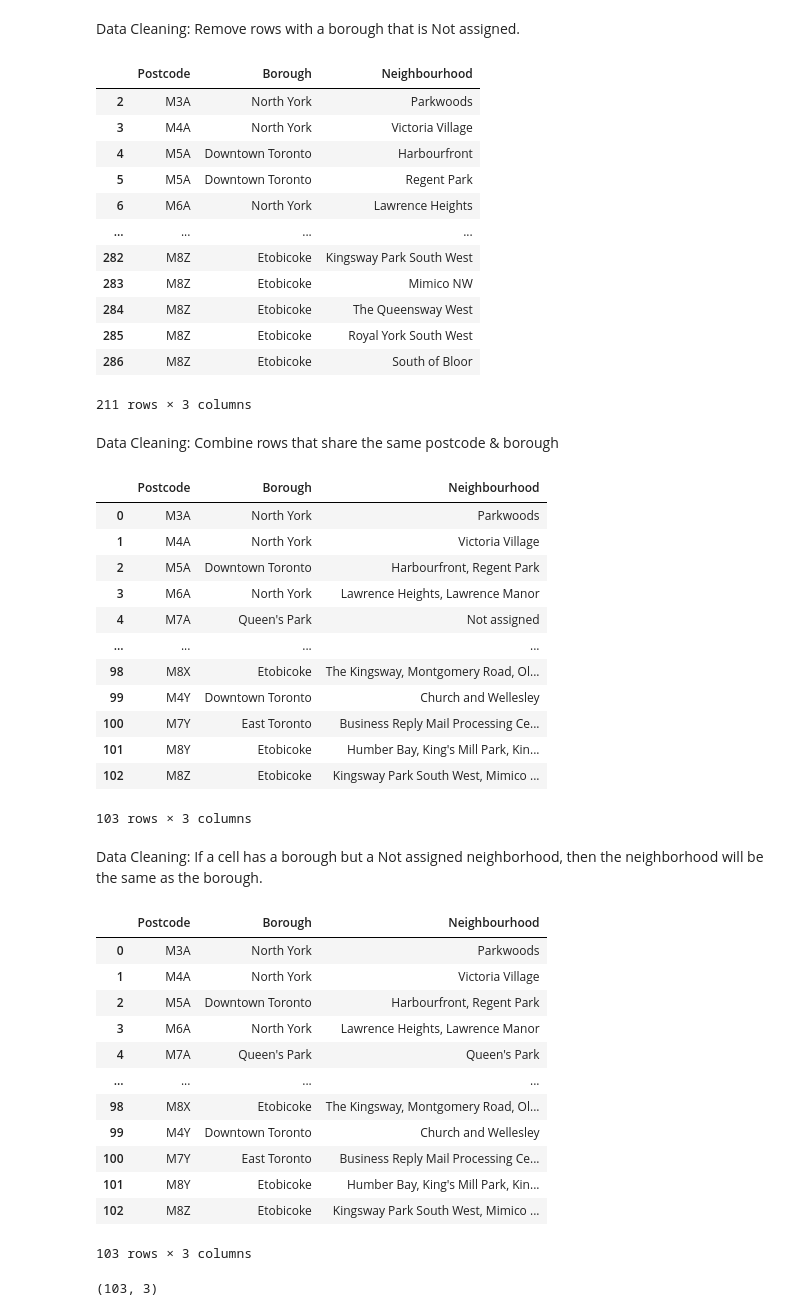
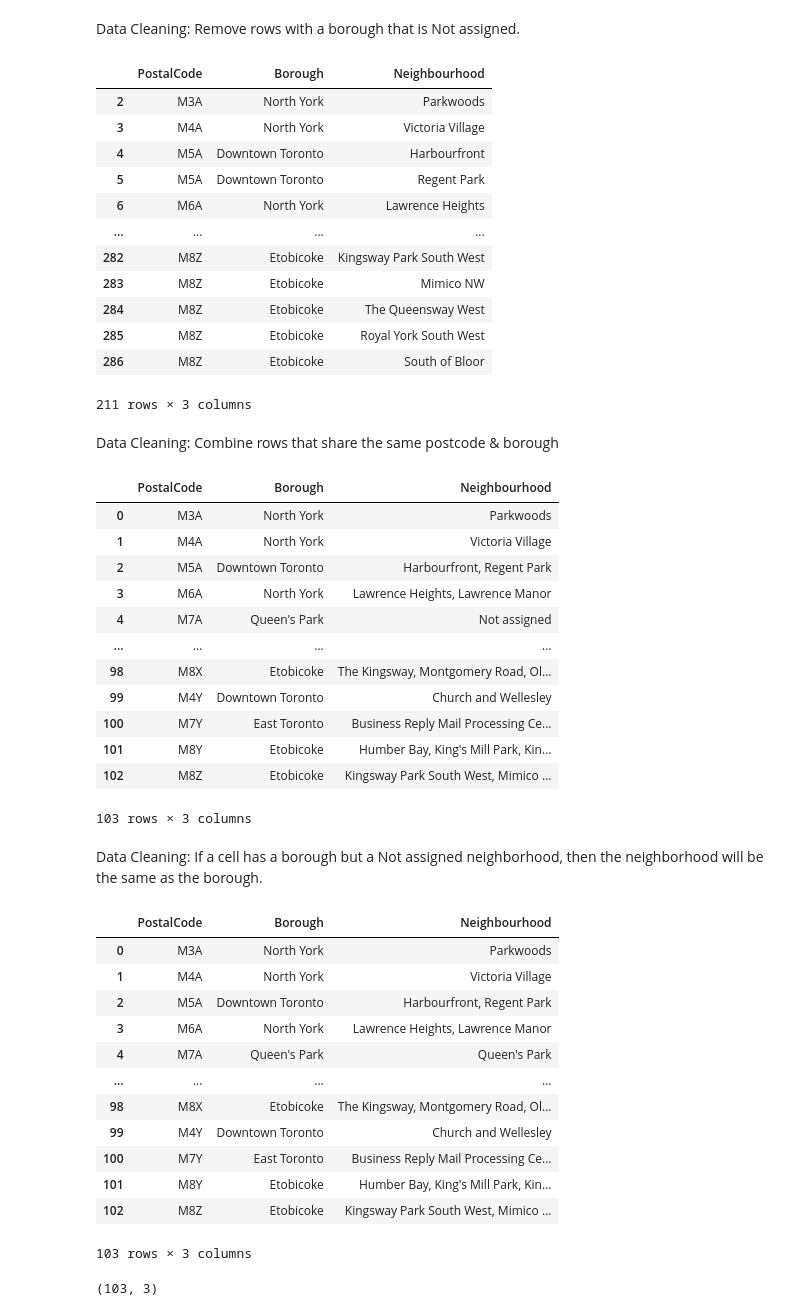
Before and after one commit to namine007/Coursera_Capstone, a Jupyter notebook: k-means.ipynb, the cells around one changed output. Cells and saved outputs as stored; diff of their text form; code cells hidden in the pictures.

```diff
--- a/k-means.ipynb
+++ b/k-means.ipynb
@@ -57,7 +57,7 @@ for row in right_table.findAll('tr'):
 # %% [markdown]
 Create a dataframe and transform the list into dataframe
 # %%
-df=pd.DataFrame(A,columns=['Postcode'])
+df=pd.DataFrame(A,columns=['PostalCode'])
 df['Borough']=B
 df['Neighbourhood']=C
 df
@@ -101,7 +101,7 @@ df['Borough'].replace('Not assigned', np.nan, inplace=True)
 df.dropna(axis=0, inplace=True)
 df
 # %% [output]
-|  | Postcode | Borough | Neighbourhood |
+|  | PostalCode | Borough | Neighbourhood |
 | 2 | M3A | North York | Parkwoods |
 | 3 | M4A | North York | Victoria Village |
 | 4 | M5A | Downtown Toronto | Harbourfront |
@@ -117,11 +117,11 @@ df
 # %% [markdown]
 Data Cleaning: Combine rows that share the same postcode & borough
 # %%
-groupeddf=df.groupby(['Postcode','Borough'], as_index=False,sort=False).agg(', '.join)
+groupeddf=df.groupby(['PostalCode','Borough'], as_index=False,sort=False).agg(', '.join)
 # %%
 groupeddf
 # %% [output]
-|  | Postcode | Borough | Neighbourhood |
+|  | PostalCode | Borough | Neighbourhood |
 | 0 | M3A | North York | Parkwoods |
 | 1 | M4A | North York | Victoria Village |
 | 2 | M5A | Downtown Toronto | Harbourfront, Regent Park |
@@ -137,13 +137,13 @@ groupeddf
 # %% [markdown]
 Data Cleaning: If a cell has a borough but a Not assigned neighborhood, then the neighborhood will be the same as the borough.
 # %%
-newdf=groupeddf
+newdf=groupeddf.copy()
 for index, row in newdf.iterrows():
     if row[2]=='Not assigned':
         newdf.replace(to_replace=row[2], value =row[1],inplace=True)
 newdf
 # %% [output]
-|  | Postcode | Borough | Neighbourhood |
+|  | PostalCode | Borough | Neighbourhood |
 | 0 | M3A | North York | Parkwoods |
 | 1 | M4A | North York | Victoria Village |
 | 2 | M5A | Downtown Toronto | Harbourfront, Regent Park |
```
Also changed, not shown: parts of 8 cells of this notebook.
